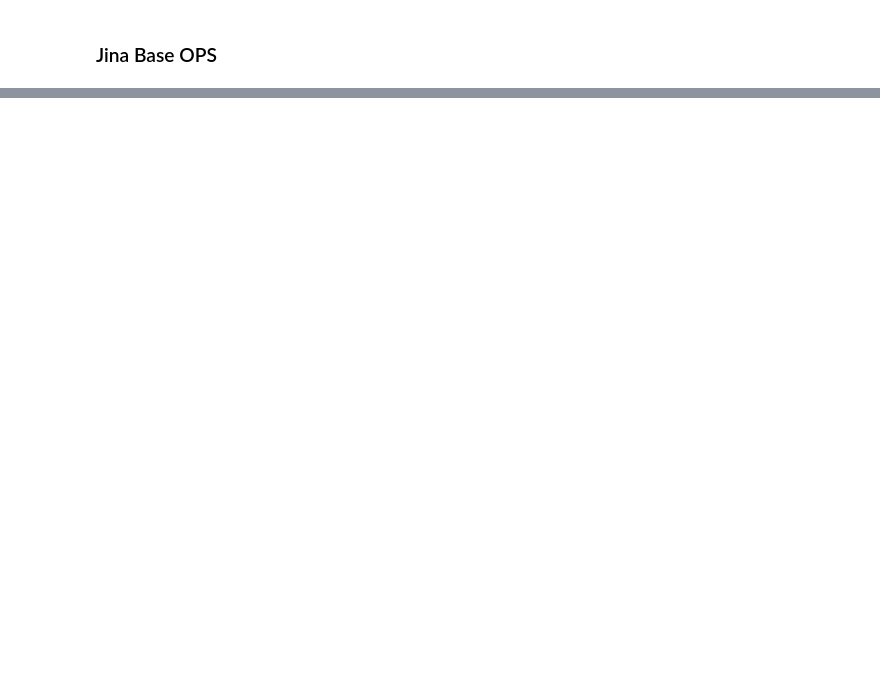
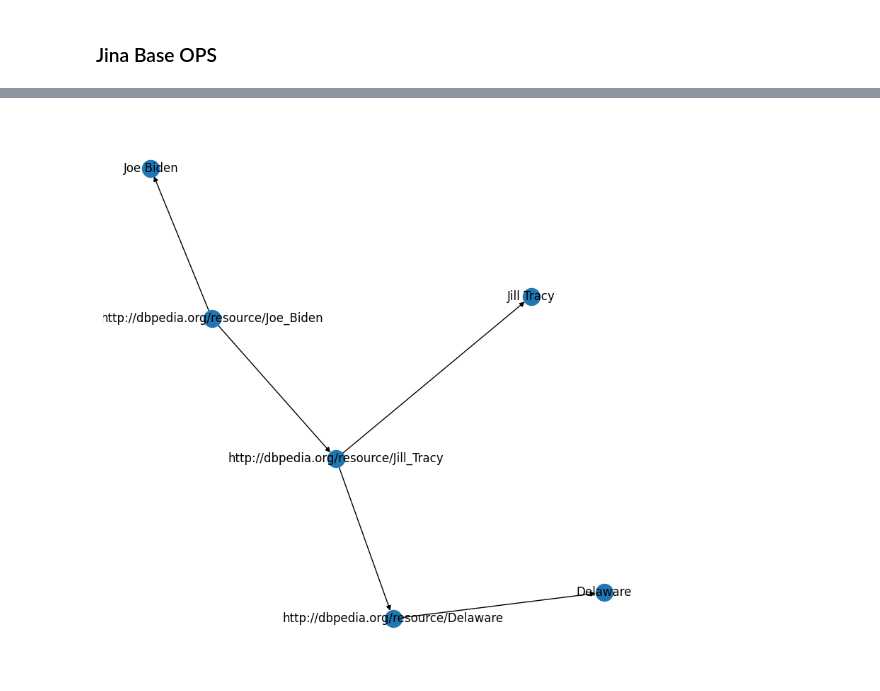
Before and after one commit to rajivmehtaflex/codesandbox-template-blank, a Jupyter notebook: processors.ipynb, the cells around one changed output, grey strips where cells are left out. Cells and saved outputs as stored; diff of their text form; code cells hidden in the pictures; blank space fills up the shorter version.

```diff
--- a/processors.ipynb
+++ b/processors.ipynb
@@ -96,0 +100,8 @@ gdb
+# %%
+import spacy
+import spacy_dbpedia_spotlight
+from spacy.matcher import Matcher
+nlp = spacy.load("en_core_web_trf")
+nlp.add_pipe('dbpedia_spotlight')
+doc = nlp("Joe Biden married Jill Tracy Jacobs, who was educated at the University of Delaware")
+print([token.text for token in doc], sep=' ')
@@ -96,0 +147,30 @@ gdb
+# %%
+from rdflib import Graph, URIRef, Literal, BNode
+from rdflib.namespace import RDF, RDFS
+from rdflib import Namespace
+g = Graph()
+
+for ent in doc.ents:
+    # add the label of the entity
+    g.add((URIRef(ent.kb_id_), RDFS.label, Literal(ent.text)))
+    prev = URIRef(ent.kb_id_)
+
+g.add((URIRef('http://dbpedia.org/resource/Joe_Biden'), URIRef("https://dbpedia.org/ontology/"+rels[0]), URIRef('http://dbpedia.org/resource/Jill_Tracy')))
+g.add((URIRef('http://dbpedia.org/resource/Jill_Tracy'), URIRef("https://dbpedia.org/ontology/"+rels[1]), URIRef('http://dbpedia.org/resource/Delaware')))
+# %%
+import rdflib
+from rdflib.extras.external_graph_libs import rdflib_to_networkx_multidigraph
+import networkx as nx
+import matplotlib.pyplot as plt
+
+G = rdflib_to_networkx_multidigraph(g)
+
+# Plot Networkx instance of RDF Graph
+pos = nx.spring_layout(G, scale=2)
+edge_labels = nx.get_edge_attributes(G, 'r')
+plt.figure(figsize=(10,10))
+nx.draw_networkx_edge_labels(G, pos, edge_labels=edge_labels)
+nx.draw(G, with_labels=True)
+plt.show()
+# %% [output]
+[figure, added]
```
Also changed, not shown: parts of 10 cells of this notebook.
